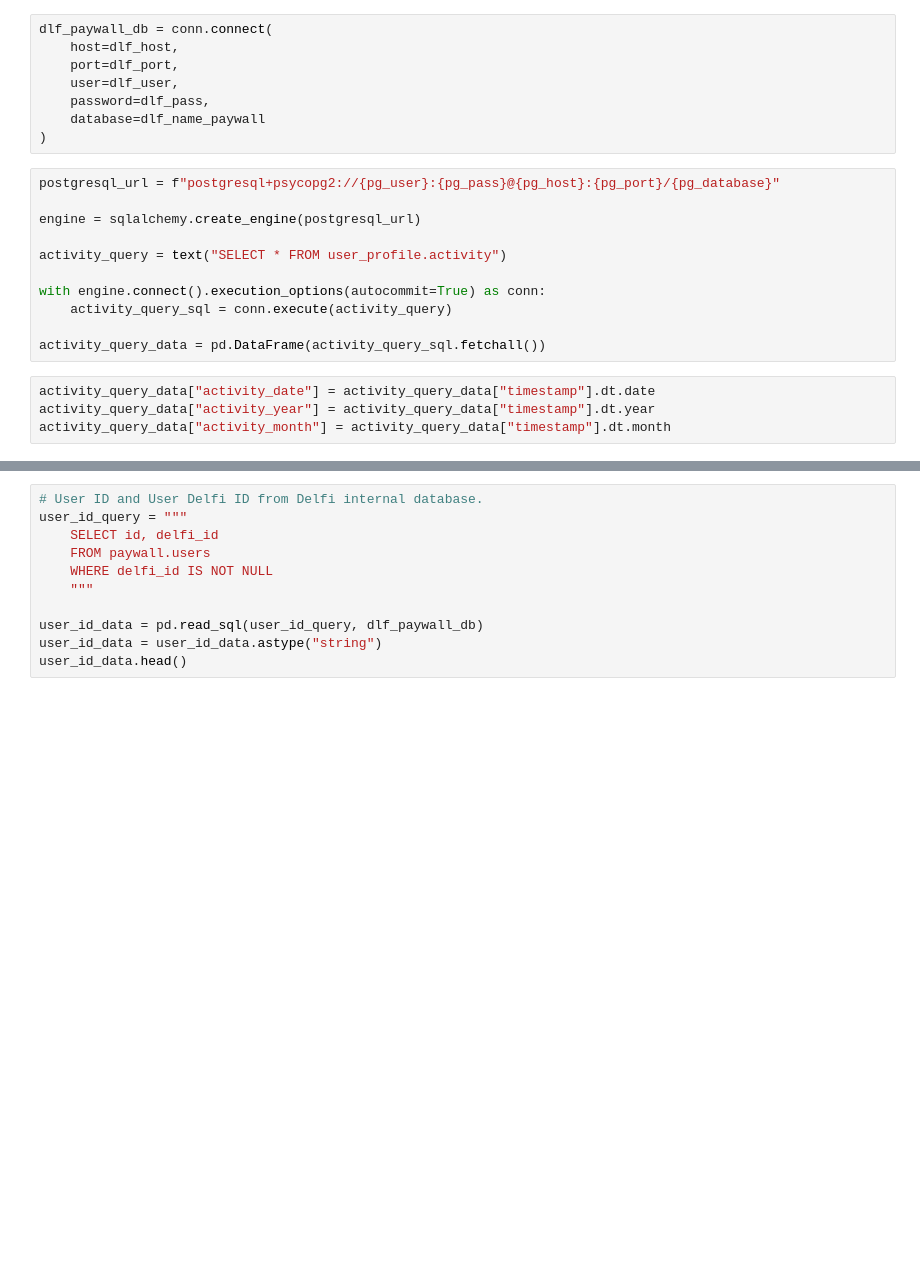
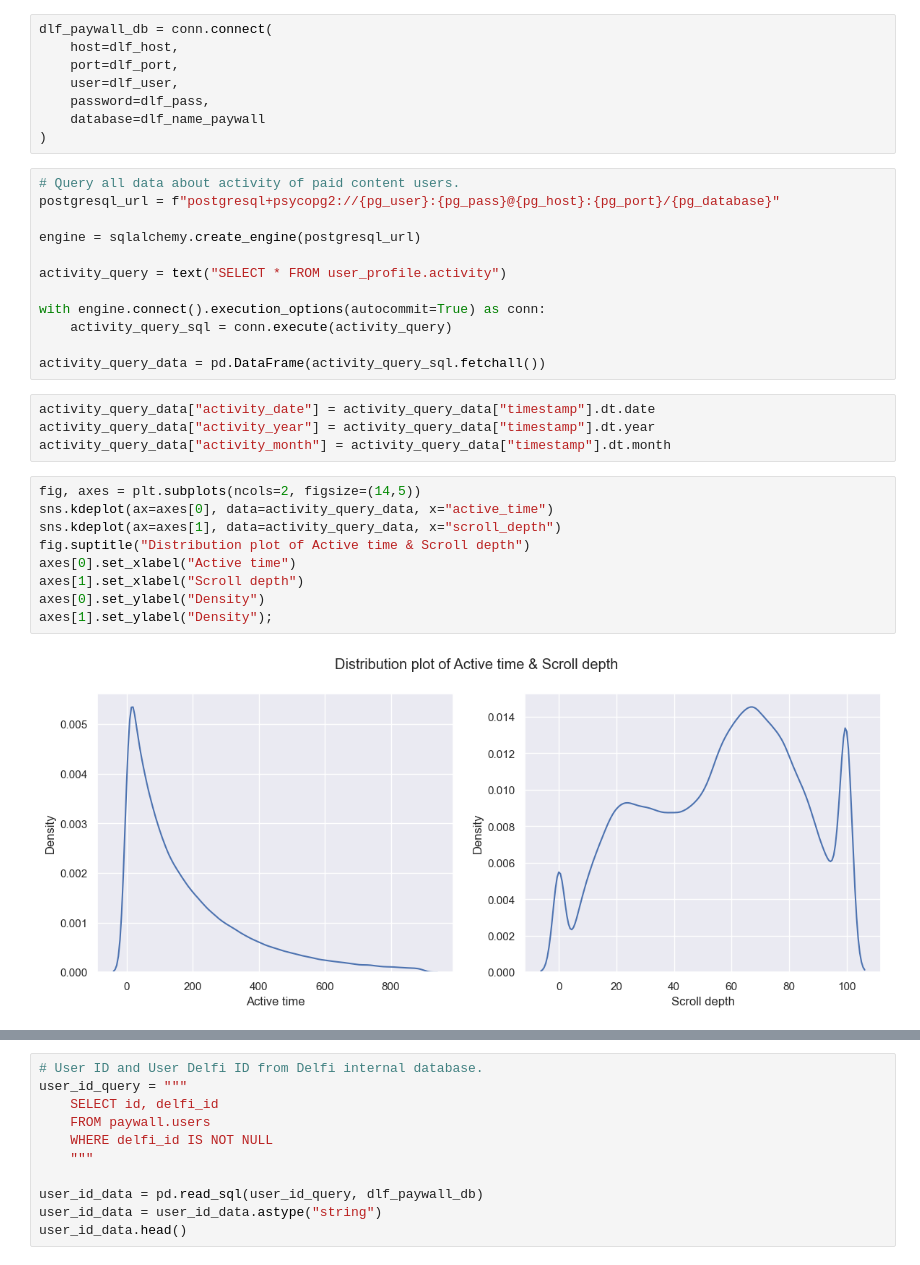
Before and after one commit to Gedas-LT/Paid-content-RFV-calculations, a Jupyter notebook: eda_notebook.ipynb, the cells around one changed output, grey strips where cells are left out. Saved outputs shown, nothing was run; the diff lists cells and outputs as text; blank space fills up the shorter version.

Commit message:
Finish data engineering part and started some visualizations

```diff
--- a/eda_notebook.ipynb
+++ b/eda_notebook.ipynb
@@ -40,6 +42,7 @@ dlf_paywall_db = conn.connect(
     database=dlf_name_paywall
 )
 # %%
+# Query all data about activity of paid content users.
 postgresql_url = f"postgresql+psycopg2://{pg_user}:{pg_pass}@{pg_host}:{pg_port}/{pg_database}"
 
 engine = sqlalchemy.create_engine(postgresql_url)
@@ -54,3 +57,14 @@ activity_query_data = pd.DataFrame(activity_query_sql.fetchall())
 activity_query_data["activity_date"] = activity_query_data["timestamp"].dt.date
 activity_query_data["activity_year"] = activity_query_data["timestamp"].dt.year
 activity_query_data["activity_month"] = activity_query_data["timestamp"].dt.month
+# %%
+fig, axes = plt.subplots(ncols=2, figsize=(14,5))
+sns.kdeplot(ax=axes[0], data=activity_query_data, x="active_time")
+sns.kdeplot(ax=axes[1], data=activity_query_data, x="scroll_depth")
+fig.suptitle("Distribution plot of Active time & Scroll depth")
+axes[0].set_xlabel("Active time")
+axes[1].set_xlabel("Scroll depth")
+axes[0].set_ylabel("Density")
+axes[1].set_ylabel("Density");
+# %% [output]
+[figure, added]
```
Also changed, not shown: parts of 58 cells of this notebook.
